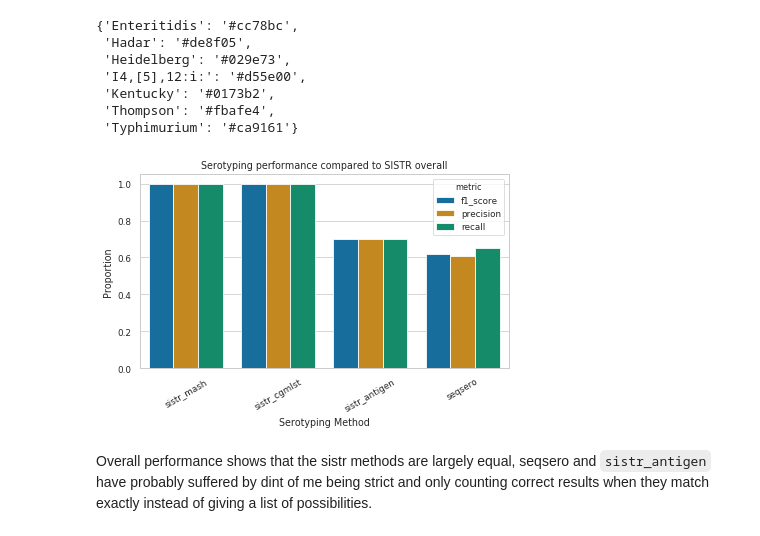
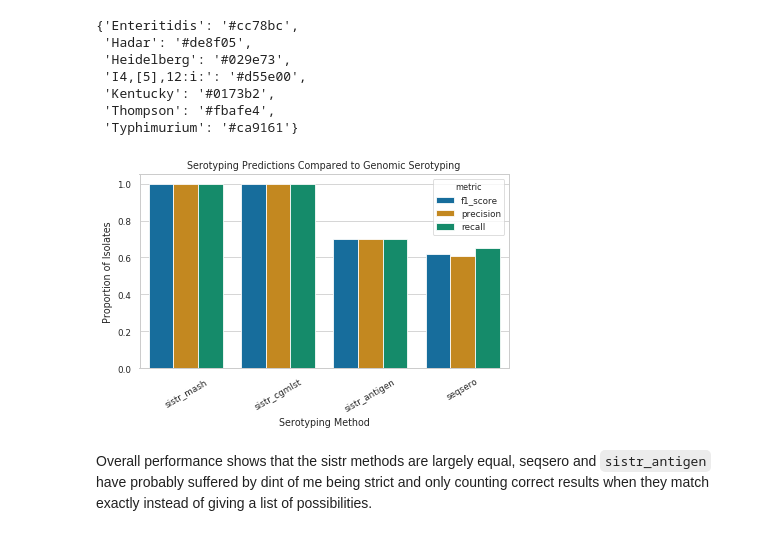
Before and after one commit to fmaguire/aafc_salmonella, a Jupyter notebook: salmonella_analyses.ipynb, the cells around one changed output. Saved outputs shown, nothing was run; the diff lists cells and outputs as text; code cells hidden in the pictures.

```diff
--- a/salmonella_analyses.ipynb
+++ b/salmonella_analyses.ipynb
@@ -178,16 +189,16 @@ performance_data = pd.concat(performance_data)
 # %%
 df = pd.melt(performance_data[performance_data['class'] == 'Overall avg/total'], id_vars = ['class', 'method'], var_name='metric')
 df = df[df['metric'] != 'support']
 g = sns.barplot(x='method', y='value', hue='metric', data = df)
 _ = plt.xticks(rotation=30)
-plt.ylabel('Proportion')
+plt.ylabel('Proportion of Isolates')
 plt.xlabel('Serotyping Method')
-plt.title('Serotyping performance compared to SISTR overall')
+plt.title('Serotyping Predictions Compared to Genomic Serotyping')
 plt.tight_layout()
-plt.savefig('analyses/serotyping/serotype_comparisons.svg')
-plt.savefig('analyses/serotyping/serotype_comparisons.pdf')
+plt.savefig('analyses/serotyping/serotypecomparisons.svg')
+plt.savefig('analyses/serotyping/serotypecomparisons.pdf')
 # %% [output]
-[figure, old version]
+[figure, new version]
 # %% [markdown]
 Overall performance shows that the sistr methods are largely equal, seqsero and `sistr_antigen` have probably suffered by dint of me being strict and only counting correct results when they match exactly instead of giving a list of possibilities.
 # %%
```
Also changed, not shown: parts of 31 cells of this notebook, 27 other files.
